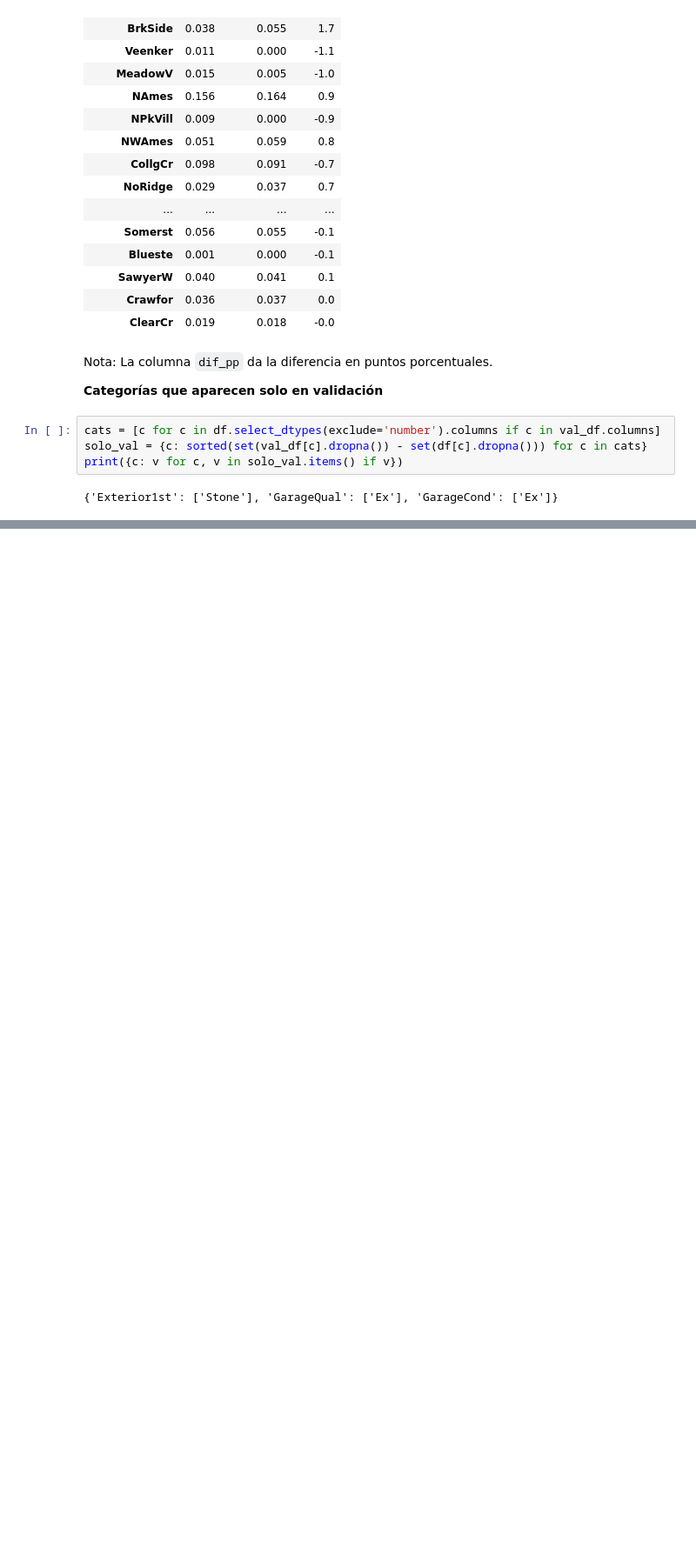
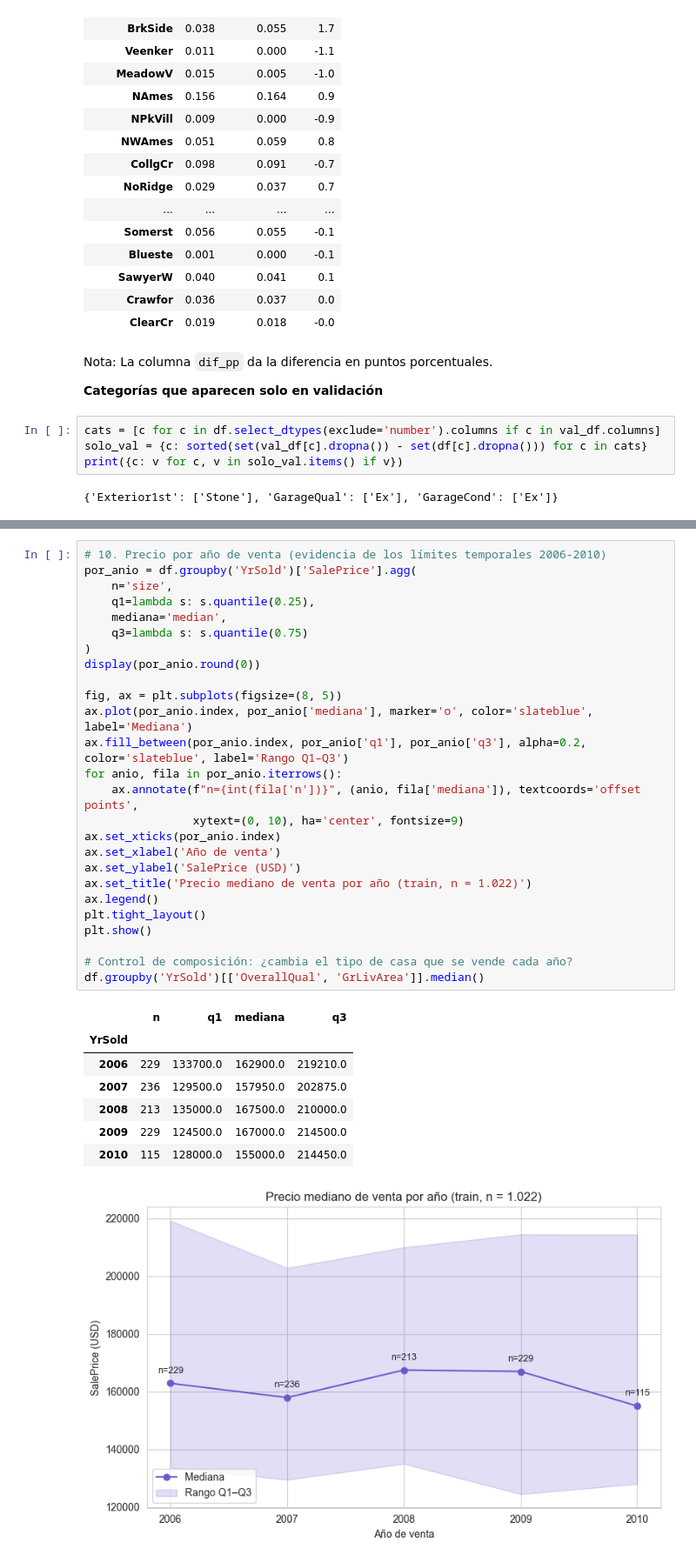
Before and after one commit to belentellechea/caso1_ia, a Jupyter notebook: src/EDA_Ames_Housing.ipynb, the cells around one changed output, grey strips where cells are left out. Shown at 87% size. Saved outputs shown, nothing was run; the diff lists cells and outputs as text; blank space fills up the shorter version.

Commit message:
price per year

```diff
--- a/src/EDA_Ames_Housing.ipynb
+++ b/src/EDA_Ames_Housing.ipynb
@@ -686,0 +689,35 @@ print({c: v for c, v in solo_val.items() if v})
+# %%
+# 10. Precio por año de venta (evidencia de los límites temporales 2006-2010)
+por_anio = df.groupby('YrSold')['SalePrice'].agg(
+    n='size',
+    q1=lambda s: s.quantile(0.25),
+    mediana='median',
+    q3=lambda s: s.quantile(0.75)
+)
+display(por_anio.round(0))
+
+fig, ax = plt.subplots(figsize=(8, 5))
+ax.plot(por_anio.index, por_anio['mediana'], marker='o', color='slateblue', label='Mediana')
+ax.fill_between(por_anio.index, por_anio['q1'], por_anio['q3'], alpha=0.2, color='slateblue', label='Rango Q1–Q3')
+for anio, fila in por_anio.iterrows():
+    ax.annotate(f"n={int(fila['n'])}", (anio, fila['mediana']), textcoords='offset points',
+                xytext=(0, 10), ha='center', fontsize=9)
+ax.set_xticks(por_anio.index)
+ax.set_xlabel('Año de venta')
+ax.set_ylabel('SalePrice (USD)')
+ax.set_title('Precio mediano de venta por año (train, n = 1.022)')
+ax.legend()
+plt.tight_layout()
+plt.show()
+
+# Control de composición: ¿cambia el tipo de casa que se vende cada año?
+df.groupby('YrSold')[['OverallQual', 'GrLivArea']].median()
+# %% [output]
+|  | n | q1 | mediana | q3 |
+| YrSold |  |  |  |  |
+| 2006 | 229 | 133700.0 | 162900.0 | 219210.0 |
+| 2007 | 236 | 129500.0 | 157950.0 | 202875.0 |
+| 2008 | 213 | 135000.0 | 167500.0 | 210000.0 |
+| 2009 | 229 | 124500.0 | 167000.0 | 214500.0 |
+| 2010 | 115 | 128000.0 | 155000.0 | 214450.0 |
+[figure, added]
```
Also changed, not shown: parts of 5 cells of this notebook.
